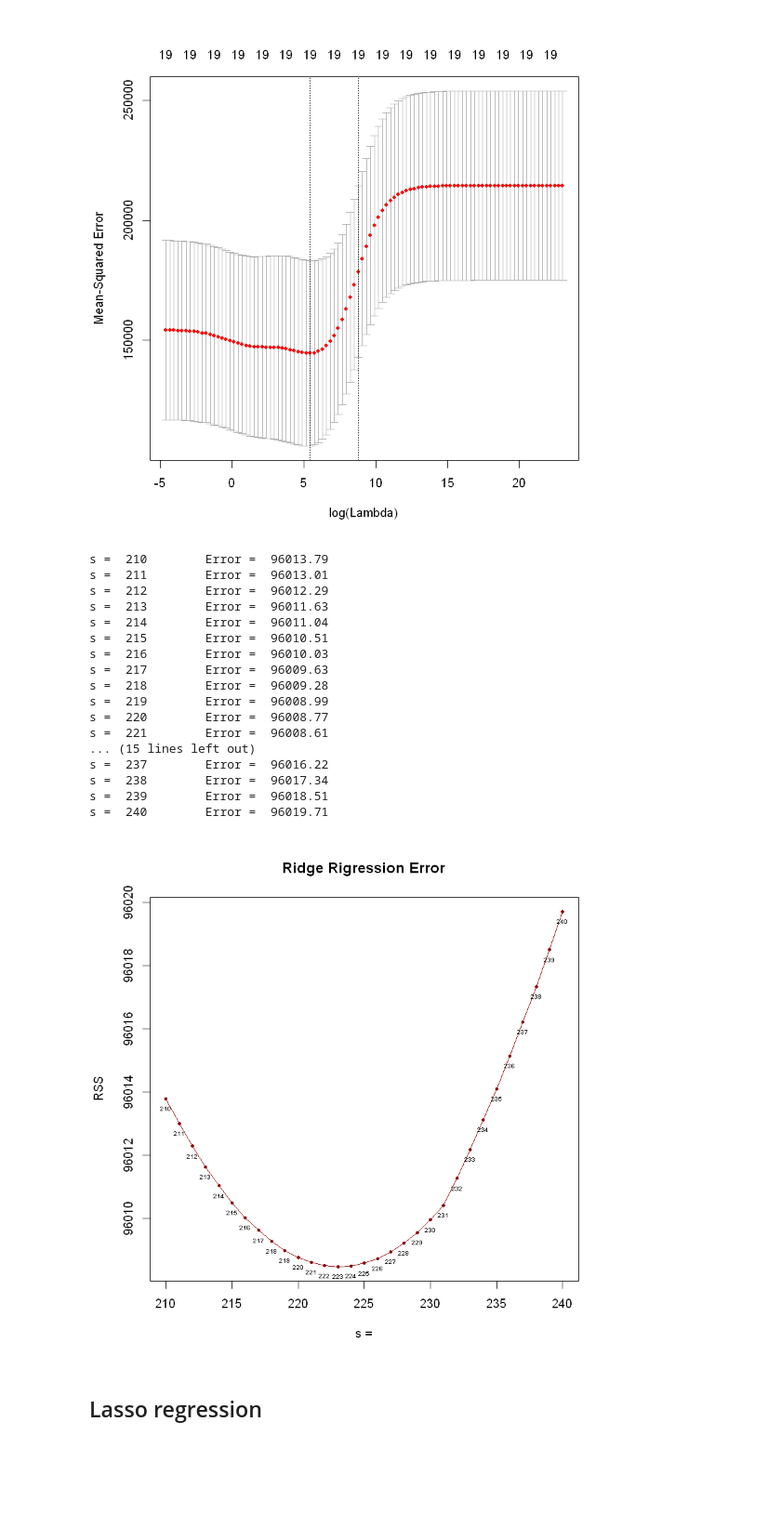
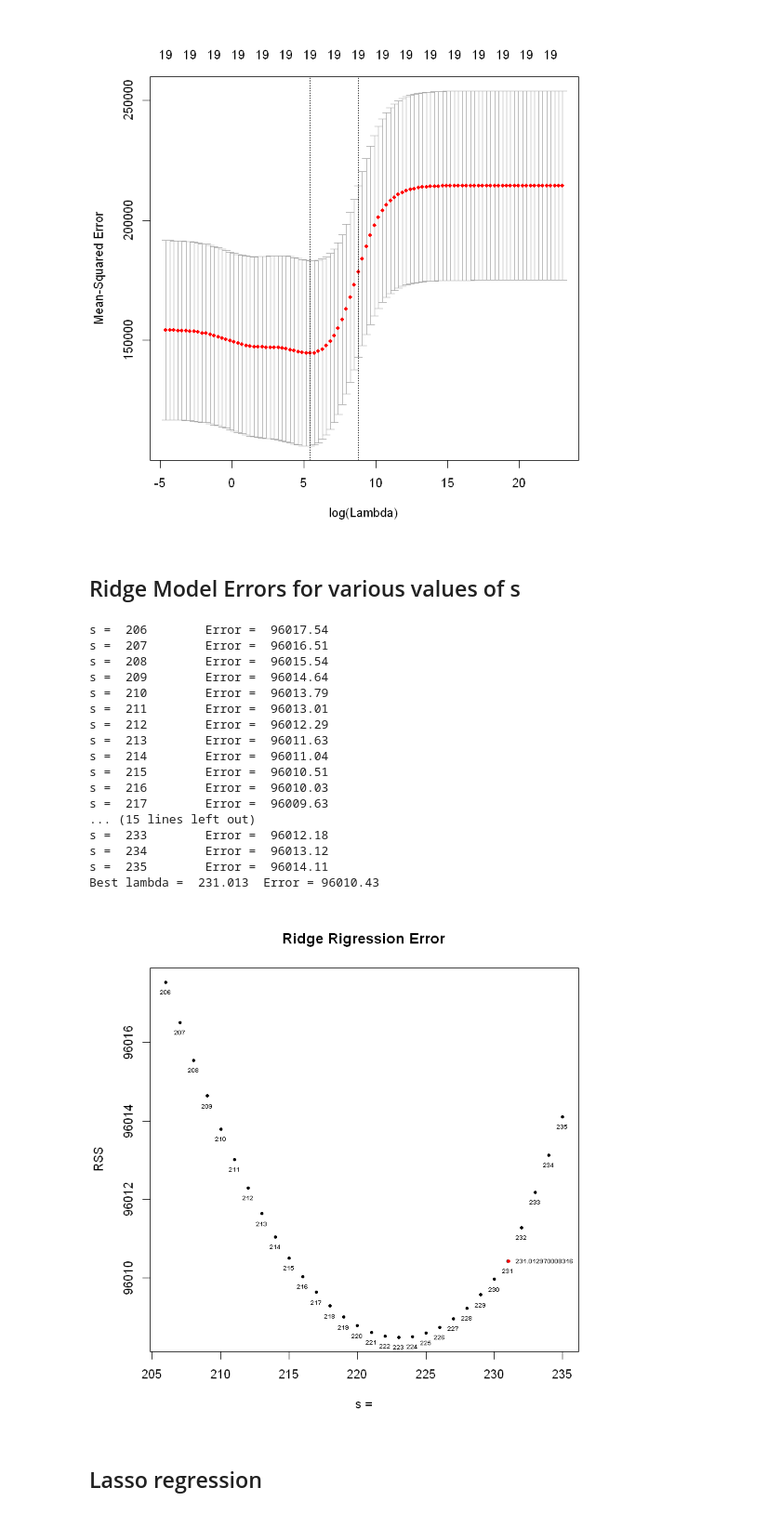
Before and after one commit to nkjadhav/Practise-R, a Jupyter notebook: Day 7/300818.ipynb, the cells around one changed output. Shown at 93% size. Cells and saved outputs as stored; diff of their text form; code cells hidden in the pictures; blank space fills up the shorter version.

Commit message:
Added Best Lambda in Graphs

```diff
--- a/Day 7/300818.ipynb
+++ b/Day 7/300818.ipynb
@@ -246,60 +267,66 @@ set.seed(1)
 cv.out.ridge <-cv.glmnet(x[train,],y[train], alpha= 0, lambda = grid)
 plot(cv.out.ridge)
 
-bestlambda <- cv.out.ridge$lambda.min
-cat("Best lambda = ", bestlambda)
+bestlambda.ridge <- cv.out.ridge$lambda.min
+cat("Best lambda = ", bestlambda.ridge)
 
 
 # predict best model using best lambda
-ridge.pred<- predict(ridge.mod2, s= bestlambda, newx = x[test,])
-RSS4<-mean((ridge.pred-y[test])^2)
-cat("\tError =", RSS4)
+ridge.pred<- predict(ridge.mod2, s= bestlambda.ridge, newx = x[test,])
+RSS.ridge<-mean((ridge.pred-y[test])^2)
+cat("\tError =", RSS.ridge)
 #error is less so best model for best lambda value
 # %% [output]
 Best lambda =  231.013  Error = 96010.43
 [figure]
+# %% [markdown]
+## Ridge Model Errors for various values of s
 # %%
-result <- data.frame(matrix(nrow = 30, ncol = 2))
-for(i in 210:240) {
-    ridge.pred<- predict(ridge.mod2, s=i,newx = x[test,])
+init.ridge<-205
+result.ridge <- data.frame(matrix(nrow = 30, ncol = 2))
+for(i in 1:30) {
+    ridge.pred<- predict(ridge.mod2, s=i+init.ridge,newx = x[test,])
     #error
-    RSS<- mean((ridge.pred-y[test])^2)
-    cat("\ns = ", i)
+    RSS<-mean((ridge.pred-y[test])^2)
+    cat("\ns = ", i+init.ridge)
     cat("\tError = ", RSS)
-    result[i, 1] <- i
-    result[i, 2] <- RSS
+    result.ridge[i, 1] <- i+init.ridge
+    result.ridge[i, 2] <- RSS
     }
 
-plot(result, col = "dark red", type = "o", main="Ridge Rigression Error", xlab="s =", ylab="RSS",  pch=19, cex=0.5)
-text(result, labels= result[,1], cex=0.5, font=2, pos = 1)
+# Adding Bestlambda in table
+cat("\nBest lambda = ", bestlambda.ridge)
+cat("\tError =", RSS.ridge)
+result.ridge[i+1, 1] <- bestlambda.ridge
+result.ridge[i+1, 2] <- RSS.ridge
+
+# Plotting RSS graph with bestlambda as RED dot
+plot(result.ridge, col=ifelse(result.ridge[,1]==bestlambda.ridge, "red", "black"), type = "p", main="Ridge Rigression Error", xlab="s =", ylab="RSS", pch=19, cex=0.5)
+text(result.ridge, labels= result.ridge[,1], cex=0.5, font=2, pos = ifelse(result.ridge[,1]==bestlambda.ridge, 4, 1))
+
+#plot(bestlambda, col = "green", pch=18, cex=0.5)
 #grid(50, NA, lwd = 1) # grid only in y-direction
-
-
-# The “pos” option specifies the position of the text relative to the point.  I have chosen to use “4” because I want the text to be to the right of the point.
-
-# 1 = below
-# 2 = left
-# 3 = above
-# 4 = right
+# The “pos” option specifies the position of the text relative to the point.
+# 1 = below # 2 = left # 3 = above # 4 = right
 # %% [output]
+s =  206        Error =  96017.54
+s =  207        Error =  96016.51
+s =  208        Error =  96015.54
+s =  209        Error =  96014.64
 s =  210        Error =  96013.79
 s =  211        Error =  96013.01
 s =  212        Error =  96012.29
 s =  213        Error =  96011.63
 s =  214        Error =  96011.04
 s =  215        Error =  96010.51
 s =  216        Error =  96010.03
 s =  217        Error =  96009.63
-s =  218        Error =  96009.28
-s =  219        Error =  96008.99
-s =  220        Error =  96008.77
-s =  221        Error =  96008.61
 ... (15 lines left out)
-s =  237        Error =  96016.22
-s =  238        Error =  96017.34
-s =  239        Error =  96018.51
-s =  240        Error =  96019.71
+s =  233        Error =  96012.18
+s =  234        Error =  96013.12
+s =  235        Error =  96014.11
+Best lambda =  231.013  Error = 96010.43
-[figure, old version]
+[figure, new version]
 # %% [markdown]
 ## Lasso regression
 # %%
```
Also changed, not shown: parts of 8 cells of this notebook.
